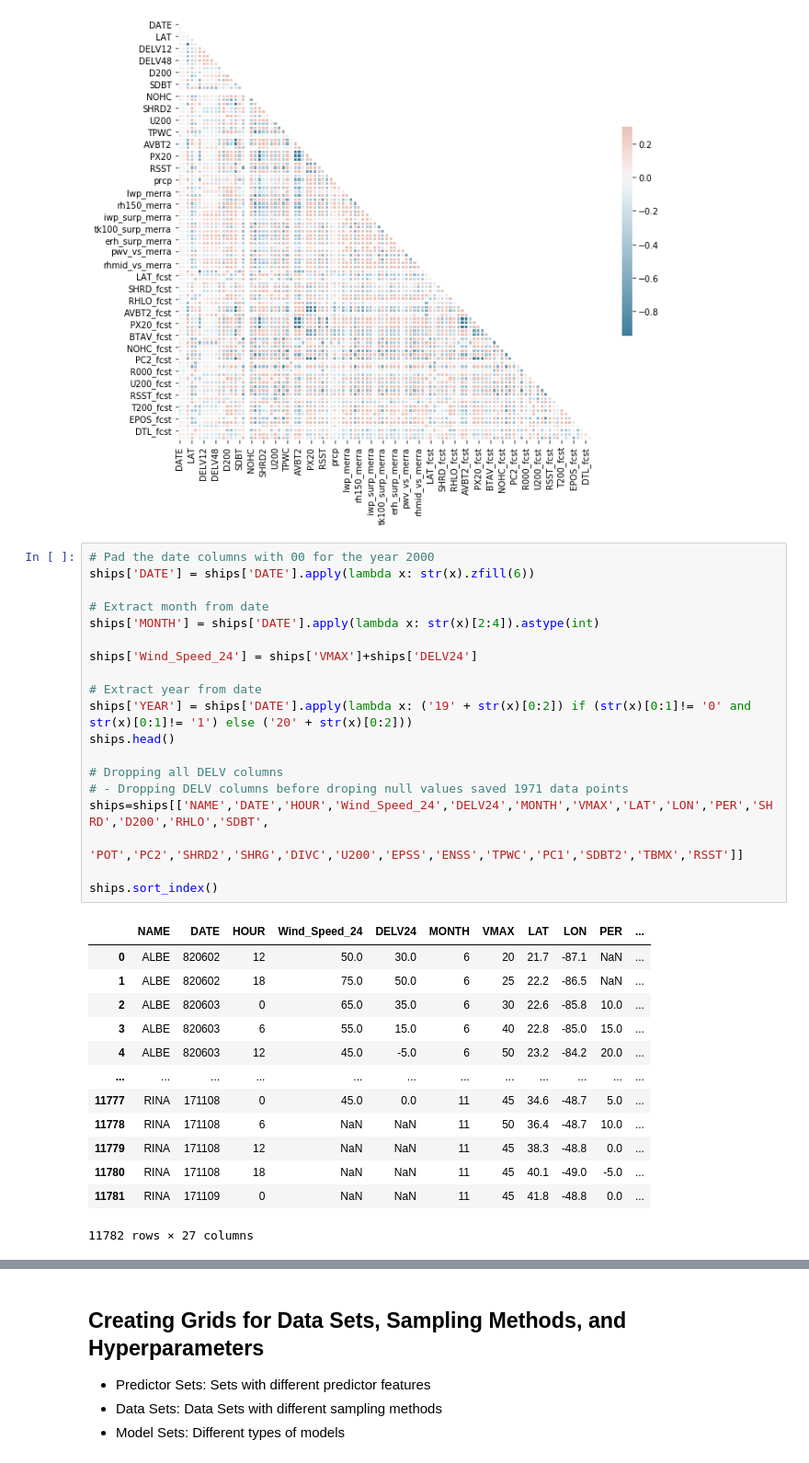
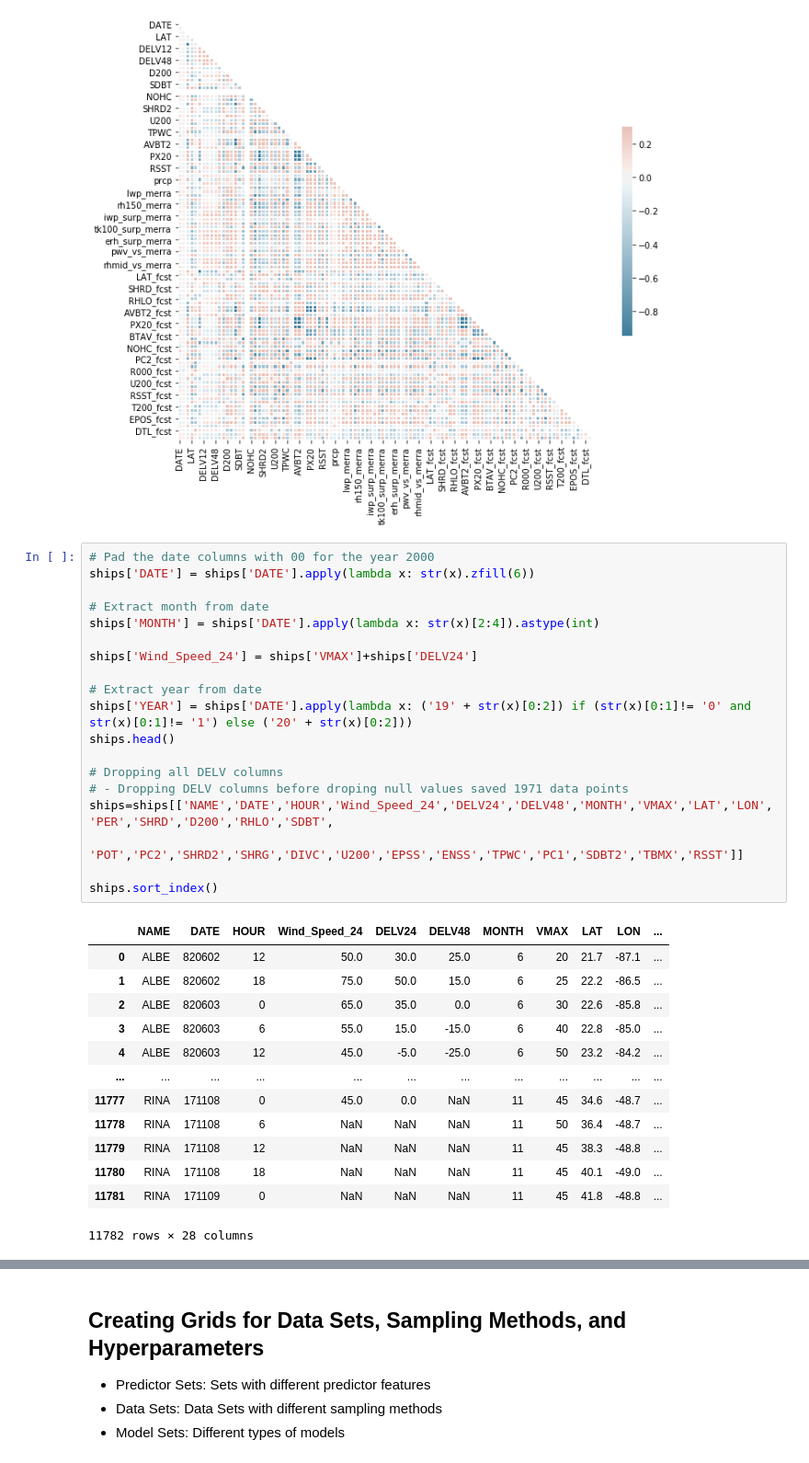
Before and after one commit to akshaym2497/RMDS_Hurricane_Forecasting, a Jupyter notebook: analytics/RI Prediction Model (Kooha) - Regression .ipynb, the cells around one changed output, grey strips where cells are left out. Shown at 92% size. Cells and saved outputs as stored; diff of their text form.

```diff
--- a/analytics/RI Prediction Model (Kooha) - Regression .ipynb
+++ b/analytics/RI Prediction Model (Kooha) - Regression .ipynb
@@ -130,36 +130,36 @@ sns.heatmap(corr, mask=mask, cmap=cmap, vmax=.3, center=0,
 # %%
 # Pad the date columns with 00 for the year 2000
 ships['DATE'] = ships['DATE'].apply(lambda x: str(x).zfill(6))
 
 # Extract month from date
 ships['MONTH'] = ships['DATE'].apply(lambda x: str(x)[2:4]).astype(int)
 
 ships['Wind_Speed_24'] = ships['VMAX']+ships['DELV24']
 
 # Extract year from date
 ships['YEAR'] = ships['DATE'].apply(lambda x: ('19' + str(x)[0:2]) if (str(x)[0:1]!= '0' and str(x)[0:1]!= '1') else ('20' + str(x)[0:2]))
 ships.head()
 
 # Dropping all DELV columns
 # - Dropping DELV columns before droping null values saved 1971 data points
-ships=ships[['NAME','DATE','HOUR','Wind_Speed_24','DELV24','MONTH','VMAX','LAT','LON','PER','SHRD','D200','RHLO','SDBT',
+ships=ships[['NAME','DATE','HOUR','Wind_Speed_24','DELV24','DELV48','MONTH','VMAX','LAT','LON','PER','SHRD','D200','RHLO','SDBT',
             'POT','PC2','SHRD2','SHRG','DIVC','U200','EPSS','ENSS','TPWC','PC1','SDBT2','TBMX','RSST']]
 
 ships.sort_index()
 # %% [output]
-|  | NAME | DATE | HOUR | Wind_Speed_24 | DELV24 | MONTH | VMAX | LAT | LON | PER | ... |
-| 0 | ALBE | 820602 | 12 | 50.0 | 30.0 | 6 | 20 | 21.7 | -87.1 | NaN | ... |
-| 1 | ALBE | 820602 | 18 | 75.0 | 50.0 | 6 | 25 | 22.2 | -86.5 | NaN | ... |
-| 2 | ALBE | 820603 | 0 | 65.0 | 35.0 | 6 | 30 | 22.6 | -85.8 | 10.0 | ... |
-| 3 | ALBE | 820603 | 6 | 55.0 | 15.0 | 6 | 40 | 22.8 | -85.0 | 15.0 | ... |
-| 4 | ALBE | 820603 | 12 | 45.0 | -5.0 | 6 | 50 | 23.2 | -84.2 | 20.0 | ... |
+|  | NAME | DATE | HOUR | Wind_Speed_24 | DELV24 | DELV48 | MONTH | VMAX | LAT | LON | ... |
+| 0 | ALBE | 820602 | 12 | 50.0 | 30.0 | 25.0 | 6 | 20 | 21.7 | -87.1 | ... |
+| 1 | ALBE | 820602 | 18 | 75.0 | 50.0 | 15.0 | 6 | 25 | 22.2 | -86.5 | ... |
+| 2 | ALBE | 820603 | 0 | 65.0 | 35.0 | 0.0 | 6 | 30 | 22.6 | -85.8 | ... |
+| 3 | ALBE | 820603 | 6 | 55.0 | 15.0 | -15.0 | 6 | 40 | 22.8 | -85.0 | ... |
+| 4 | ALBE | 820603 | 12 | 45.0 | -5.0 | -25.0 | 6 | 50 | 23.2 | -84.2 | ... |
 | ... | ... | ... | ... | ... | ... | ... | ... | ... | ... | ... | ... |
-| 11777 | RINA | 171108 | 0 | 45.0 | 0.0 | 11 | 45 | 34.6 | -48.7 | 5.0 | ... |
-| 11778 | RINA | 171108 | 6 | NaN | NaN | 11 | 50 | 36.4 | -48.7 | 10.0 | ... |
-| 11779 | RINA | 171108 | 12 | NaN | NaN | 11 | 45 | 38.3 | -48.8 | 0.0 | ... |
-| 11780 | RINA | 171108 | 18 | NaN | NaN | 11 | 45 | 40.1 | -49.0 | -5.0 | ... |
-| 11781 | RINA | 171109 | 0 | NaN | NaN | 11 | 45 | 41.8 | -48.8 | 0.0 | ... |
+| 11777 | RINA | 171108 | 0 | 45.0 | 0.0 | NaN | 11 | 45 | 34.6 | -48.7 | ... |
+| 11778 | RINA | 171108 | 6 | NaN | NaN | NaN | 11 | 50 | 36.4 | -48.7 | ... |
+| 11779 | RINA | 171108 | 12 | NaN | NaN | NaN | 11 | 45 | 38.3 | -48.8 | ... |
+| 11780 | RINA | 171108 | 18 | NaN | NaN | NaN | 11 | 45 | 40.1 | -49.0 | ... |
+| 11781 | RINA | 171109 | 0 | NaN | NaN | NaN | 11 | 45 | 41.8 | -48.8 | ... |
-11782 rows × 27 columns
+11782 rows × 28 columns
 # %%
 null_counts = count_null(ships)
 null_counts
```
Also changed, not shown: parts of 11 cells of this notebook, 8 other files.
